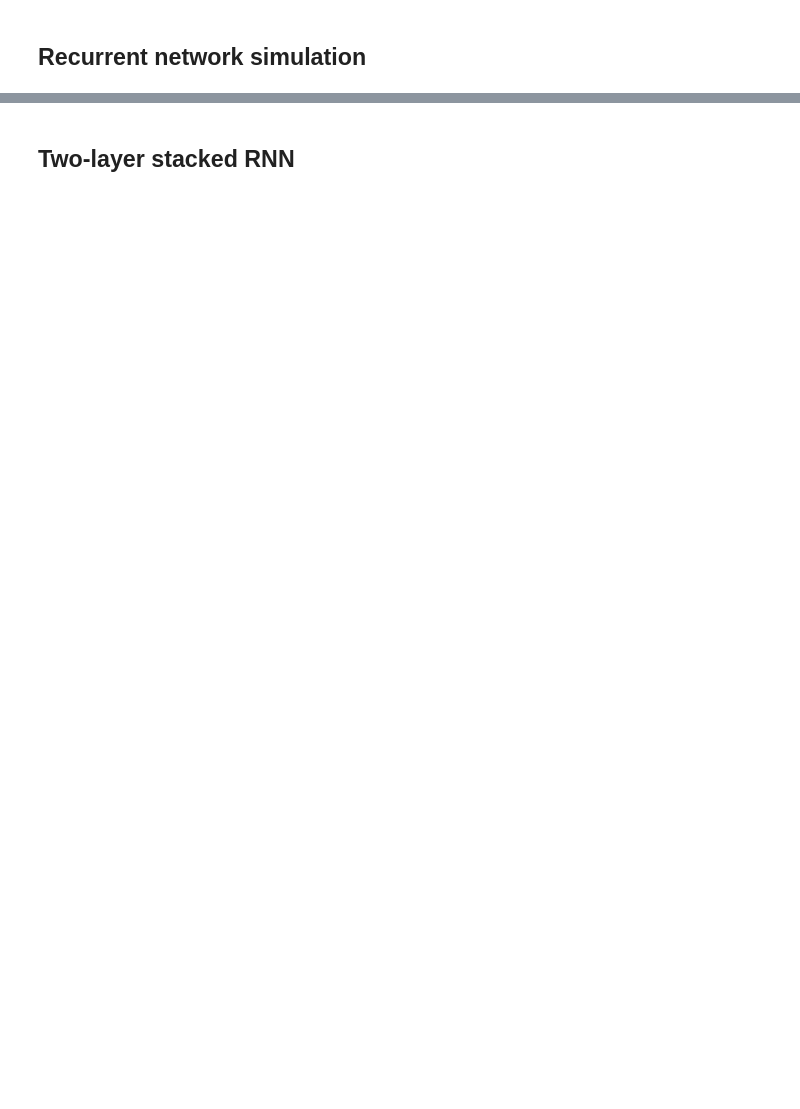
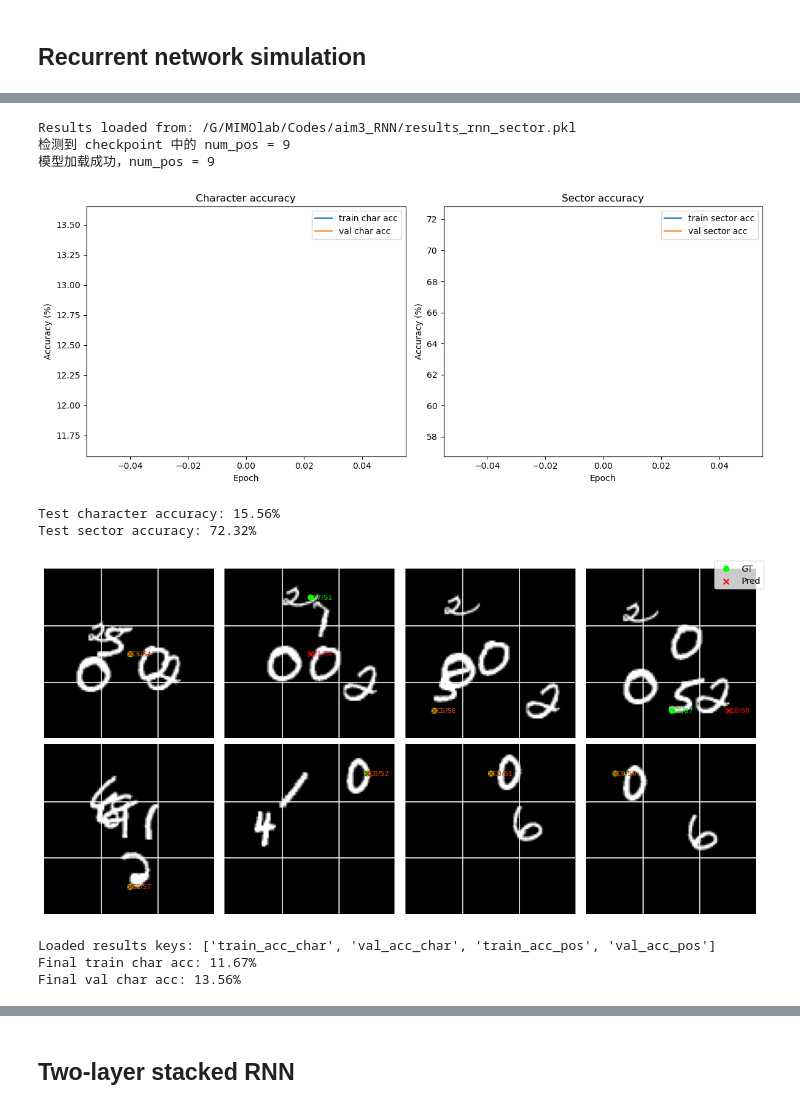
Before and after one commit to jingchengsimon/FAW_RNN, a Jupyter notebook: notebooks/RecurrentNetwork.ipynb, the cells around one changed output, grey strips where cells are left out. Saved outputs shown, nothing was run; the diff lists cells and outputs as text; code cells hidden in the pictures; blank space fills up the shorter version.

```diff
--- a/notebooks/RecurrentNetwork.ipynb
+++ b/notebooks/RecurrentNetwork.ipynb
@@ -236,0 +520,63 @@ Epoch 50/50 - Train (char, pos): (97.83%, 97.44 pix^2)  Validation (char, pos):
+# %%
+# 加载 test 数据集并构建 DataLoader（sector 模式）
+stim_test_path = "/G/MIMOlab/Codes/aim3_RNN/stimuli/stimulus_reg-test.npy"
+label_test_path = "/G/MIMOlab/Codes/aim3_RNN/stimuli/stimulus_reg-test.tsv"
+stims_test = np.load(stim_test_path, allow_pickle=True)
+lbls_test = pd.read_csv(label_test_path, sep="\t", index_col=0)
+
+test_ds_sector = MC_RNN_Dataset(stims_test, lbls_test, use_sector=True)
+test_dl_sector = DataLoader(test_ds_sector, batch_size=8, shuffle=False)
+# %%
+# 从本地加载保存的训练结果（示例：重启 kernel 后使用）
+
+# 加载 sector 训练结果（不包含模型）
+# 注意：如果 notebook 在 notebooks/ 目录下运行
+results_rnn_sector = load_results("/G/MIMOlab/Codes/aim3_RNN/results_rnn_sector.pkl")
+
+# 如果保存的是整个模型，直接加载；如果是 state_dict，需要先创建模型实例
+loaded_data = torch.load("/G/MIMOlab/Codes/aim3_RNN/results_rnn_sector_model.pth", map_location='cpu')
+
+if isinstance(loaded_data, dict):
+    # 加载的是 state_dict，需要创建模型实例
+    # 自动检测 checkpoint 中的 num_pos（从 fcpos.weight 的形状推断）
+    if 'fcpos.weight' in loaded_data:
+        detected_num_pos = loaded_data['fcpos.weight'].shape[0]
+        print(f"检测到 checkpoint 中的 num_pos = {detected_num_pos}")
+    else:
+        # 如果找不到 fcpos.weight，默认使用 9（新的 3x3 grid）
+        detected_num_pos = 9
+        print(f"警告：无法从 checkpoint 检测 num_pos，使用默认值 {detected_num_pos}")
+
+    model_rnn_sector = RNNConv(num_classes=10, num_pos=detected_num_pos, kernel_size=5, device='cpu')
+    model_rnn_sector.load_state_dict(loaded_data)
+    print(f"模型加载成功，num_pos = {detected_num_pos}")
+else:
+    # 加载的是整个模型对象
+    model_rnn_sector = loaded_data
+    # 从模型对象中获取 num_pos
+    detected_num_pos = model_rnn_sector.fcpos.out_features
+    print(f"从模型对象加载，num_pos = {detected_num_pos}")
+
+model_rnn_sector.eval()
+
+# 将 results 和 model 一起传递给 visualize_results
+# 使用检测到的 num_pos 作为 num_sectors（兼容旧模型 num_pos=10 和新模型 num_pos=9）
+visualize_results(results_rnn_sector, model_rnn_sector, test_ds_sector, test_dl_sector, use_sector=True, num_sectors=detected_num_pos, num_vis=8)
+
+
+# 查看加载的结果
+print("Loaded results keys:", list(results_rnn_sector.keys()))
+if "train_acc_char" in results_rnn_sector:
+    print(f"Final train char acc: {results_rnn_sector['train_acc_char'][-1]:.2f}%")
+    print(f"Final val char acc: {results_rnn_sector['val_acc_char'][-1]:.2f}%")
+# %% [output]
+Results loaded from: /G/MIMOlab/Codes/aim3_RNN/results_rnn_sector.pkl
+检测到 checkpoint 中的 num_pos = 9
+模型加载成功，num_pos = 9
+[figure, added]
+Test character accuracy: 15.56%
+Test sector accuracy: 72.32%
+[figure, added]
+Loaded results keys: ['train_acc_char', 'val_acc_char', 'train_acc_pos', 'val_acc_pos']
+Final train char acc: 11.67%
+Final val char acc: 13.56%
```
Also changed, not shown: parts of 20 cells of this notebook, 4 other files.
